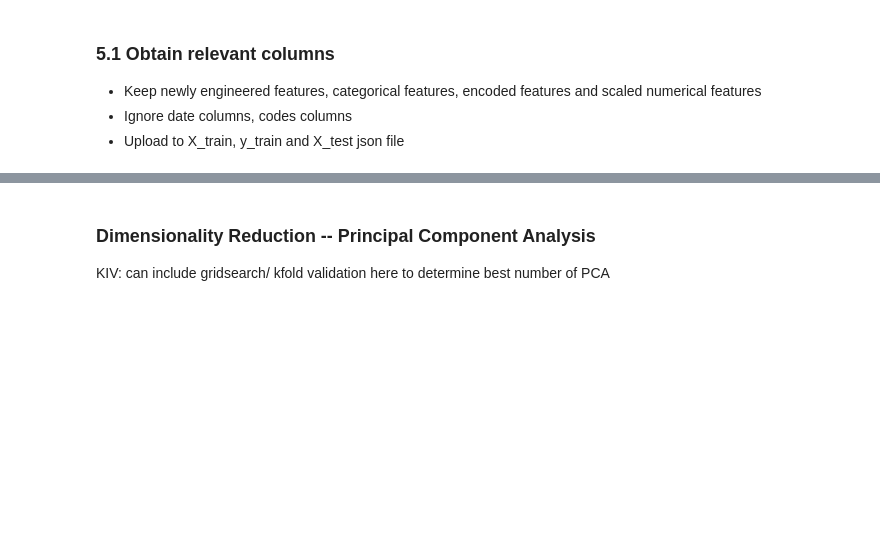
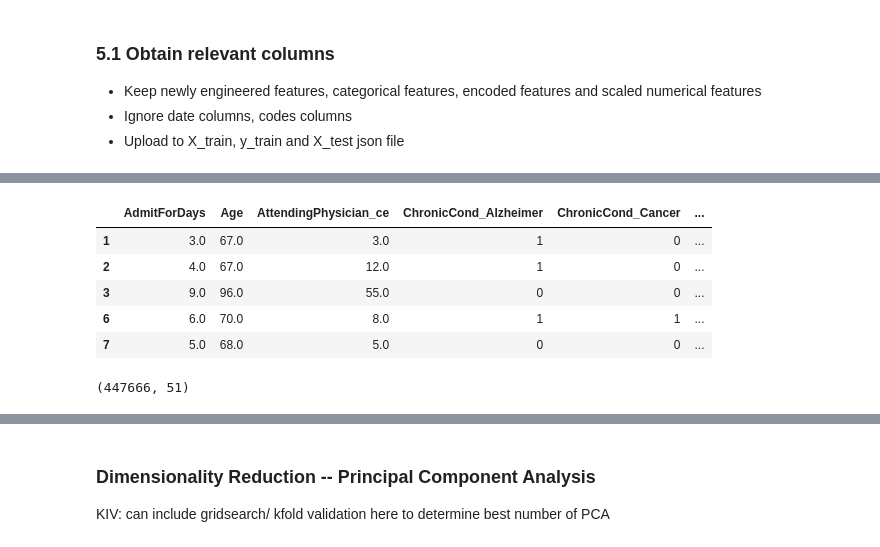
Before and after one commit to HiredOne/BT4012_G7, a Jupyter notebook: eda_fe cleaned.ipynb, the cells around one changed output, grey strips where cells are left out. Cells and saved outputs as stored; diff of their text form; code cells hidden in the pictures; blank space fills up the shorter version.

```diff
--- a/eda_fe cleaned.ipynb
+++ b/eda_fe cleaned.ipynb
@@ -431,0 +471,26 @@ X_test.to_csv('X_test.csv', index=False)
+# %%
+from sklearn.model_selection import GroupShuffleSplit
+
+gss = GroupShuffleSplit(n_splits=2, test_size=.2, random_state=4012)
+split = gss.split(X_full, groups=X_full.Provider)
+train_ix, test_ix = next(split)
+
+X_train = X_full.loc[train_ix]
+X_test = X_full.loc[test_ix]
+
+providers_train = X_train.Provider.unique()
+providers_test = X_test.Provider.unique()
+y_train = y_providers[y_providers.Provider.isin(providers_train)]
+y_test = y_providers[y_providers.Provider.isin(providers_test)]
+# %%
+# View X_train
+display(X_train.head())
+print(X_train.shape)
+# %% [output]
+|  | AdmitForDays | Age | AttendingPhysician_ce | ChronicCond_Alzheimer | ChronicCond_Cancer | ... |
+| 1 | 3.0 | 67.0 | 3.0 | 1 | 0 | ... |
+| 2 | 4.0 | 67.0 | 12.0 | 1 | 0 | ... |
+| 3 | 9.0 | 96.0 | 55.0 | 0 | 0 | ... |
+| 6 | 6.0 | 70.0 | 8.0 | 1 | 1 | ... |
+| 7 | 5.0 | 68.0 | 5.0 | 0 | 0 | ... |
+(447666, 51)
```
Also changed, not shown: parts of 35 cells of this notebook, 3 other files.
